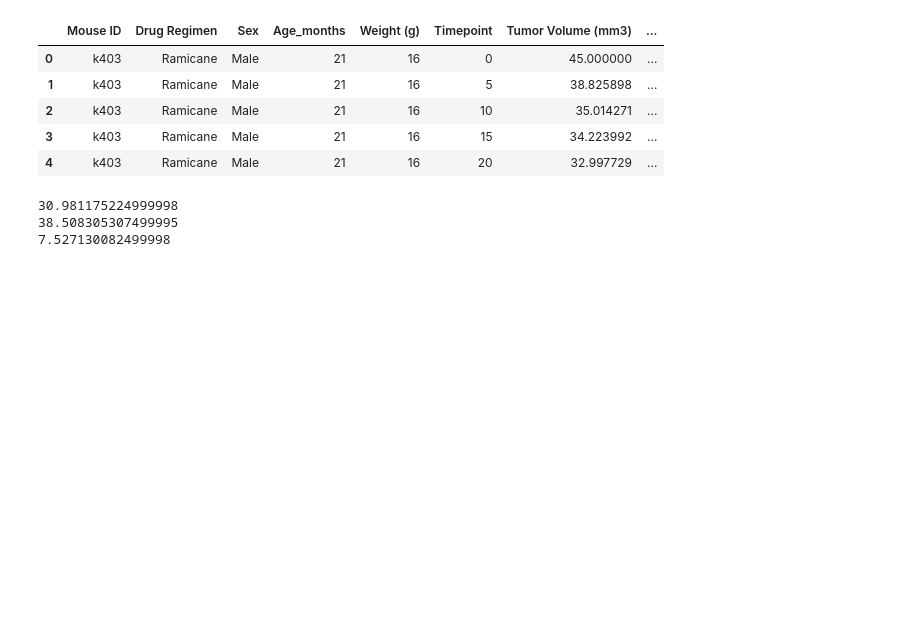
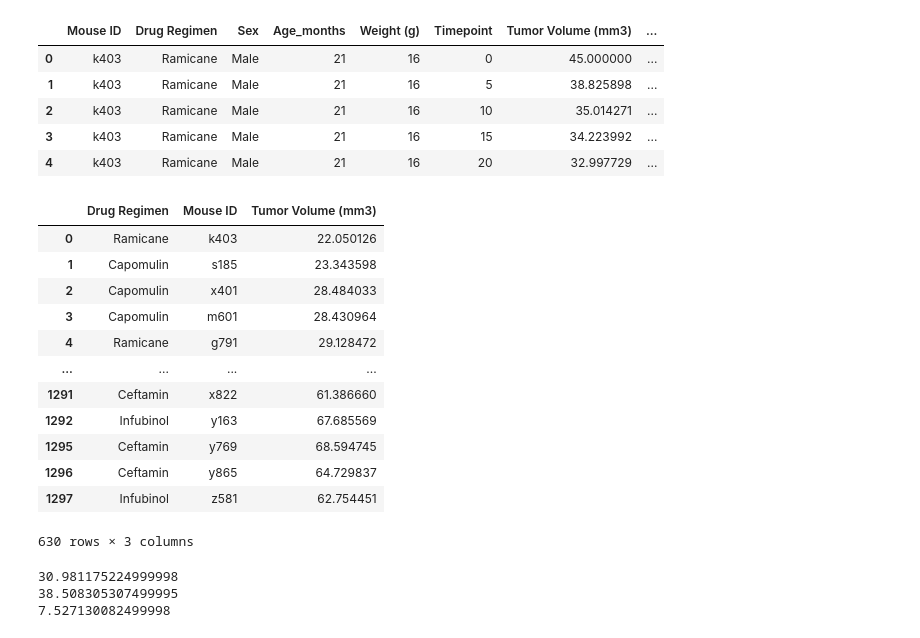
Before and after one commit to manuelamc14/Matploid-challenge, a Jupyter notebook: Pymaceuticals/pymaceuticals_starter.ipynb, the cells around one changed output. Saved outputs shown, nothing was run; the diff lists cells and outputs as text; code cells hidden in the pictures; blank space fills up the shorter version.

```diff
--- a/Pymaceuticals/pymaceuticals_starter.ipynb
+++ b/Pymaceuticals/pymaceuticals_starter.ipynb
@@ -228,4 +228,4 @@ filter_merge_volume  = merge_volume.loc[(merge_volume["Drug Regimen"] == "Capomu
 
 # Clean the data frame
 filter_merge_volume = filter_merge_volume[["Drug Regimen", "Mouse ID", "Tumor Volume (mm3)"]]
-filter_merge_volume = filter_merge_volume.rename(columns = {"Tumor Volume (mm3)":"Final Tumor Volume (mm3)"})
+#filter_merge_volume = filter_merge_volume.rename(columns = {"Tumor Volume (mm3)":"Final Tumor Volume (mm3)"})
@@ -231,0 +236,16 @@ filter_merge_volume = filter_merge_volume.rename(columns = {"Tumor Volume (mm3)"
+# %%
+filter_merge_volume
+# %% [output]
+|  | Drug Regimen | Mouse ID | Tumor Volume (mm3) |
+| 0 | Ramicane | k403 | 22.050126 |
+| 1 | Capomulin | s185 | 23.343598 |
+| 2 | Capomulin | x401 | 28.484033 |
+| 3 | Capomulin | m601 | 28.430964 |
+| 4 | Ramicane | g791 | 29.128472 |
+| ... | ... | ... | ... |
+| 1291 | Ceftamin | x822 | 61.386660 |
+| 1292 | Infubinol | y163 | 67.685569 |
+| 1295 | Ceftamin | y769 | 68.594745 |
+| 1296 | Ceftamin | y865 | 64.729837 |
+| 1297 | Infubinol | z581 | 62.754451 |
+630 rows × 3 columns
```
Also changed, not shown: parts of 15 cells of this notebook.
